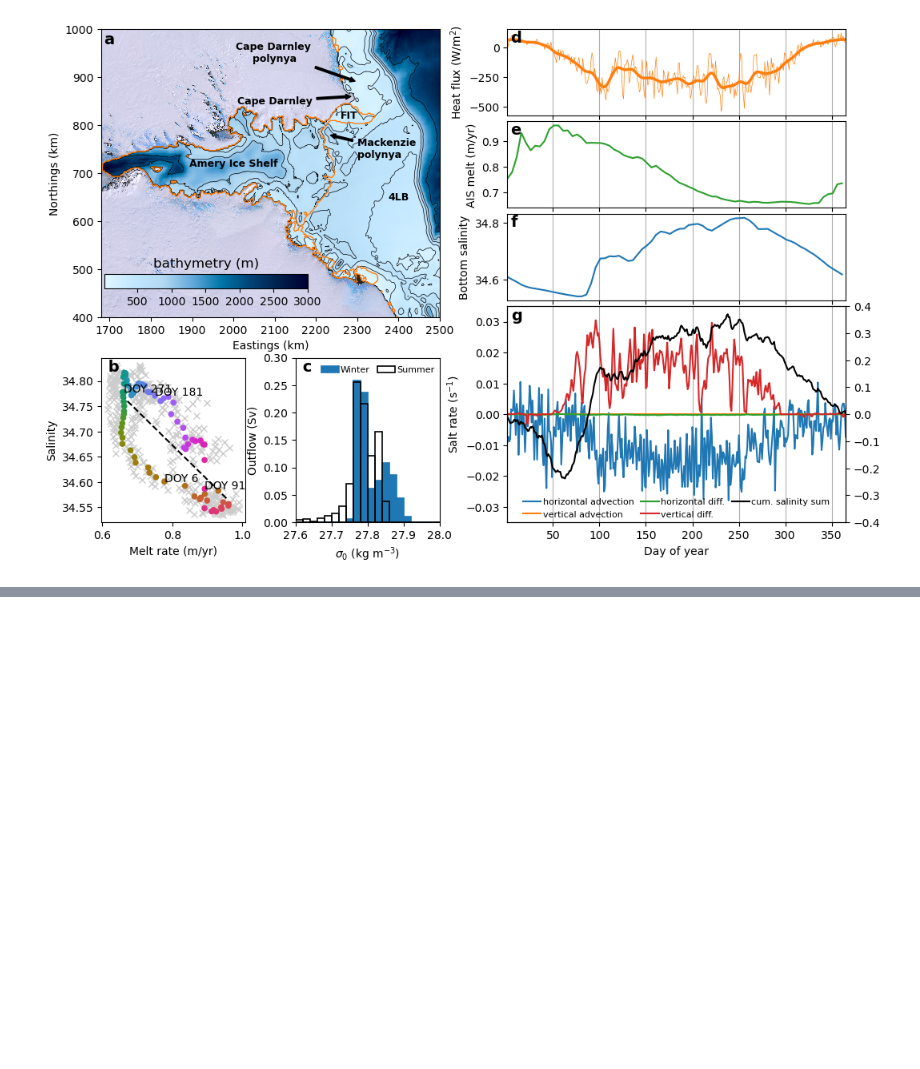
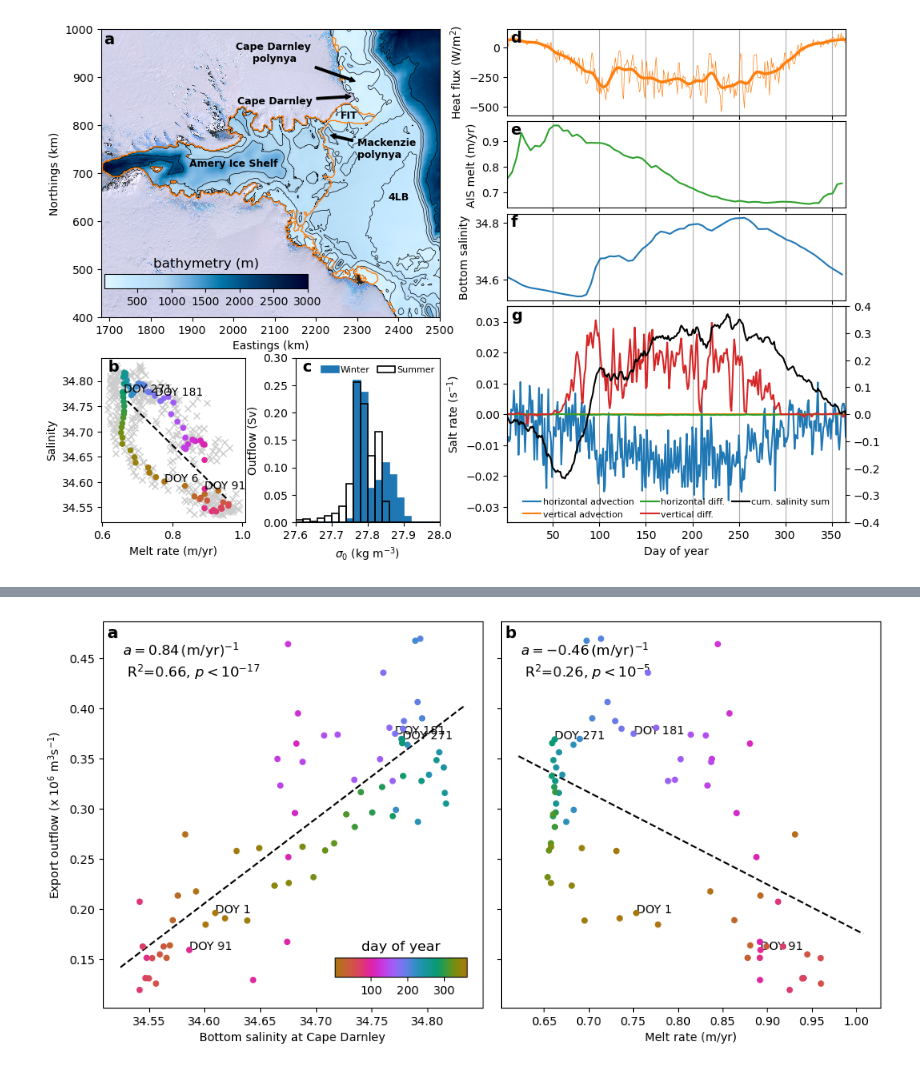
Before and after one commit to dgwyther/apom-analysis, a Jupyter notebook: notebooks/Figure-CTRL_variability_Figure1.ipynb, the cells around one changed output, grey strips where cells are left out. Saved outputs shown, nothing was run; the diff lists cells and outputs as text; code cells hidden in the pictures; blank space fills up the shorter version.

```diff
--- a/notebooks/Figure-CTRL_variability_Figure1.ipynb
+++ b/notebooks/Figure-CTRL_variability_Figure1.ipynb
@@ -657,0 +993,81 @@ Text(0.5, 0, 'Day of year')
+# %%
+
+
+plt.cla()
+plt.clf()
+fig = plt.figure(figsize=[12,6])
+ax = None
+
+gs = gridspec.GridSpec(nrows=1,ncols=2,wspace=0.05, hspace=0.1)
+
+ax=fig.add_subplot(gs[0,0])
+plty = dens_outflow_278_ts_CTRL/1e6
+pltx = ds_CTRL.salt_doy.isel(s_rho=0).where(mask_capedarnley==1).weighted(weights).mean(('xi_rho','eta_rho'))
+
+from scipy.stats import linregress
+slope, intercept, r_value, p_value, std_err = linregress(pltx, plty)
+
+print(f"Slope: {slope}, R²: {r_value**2}, p-value: {p_value}")
+pltx_i = np.arange(pltx.min()-0.0005*pltx.min(),pltx.max()+0.0005*pltx.max(),0.001)
+# plt1=ax.plot(ds_CTRL.my.where(ds_CTRL.mask_zice_roi==1).weighted(weights).mean(('xi_rho','eta_rho')),ds_CTRL.salt.isel(s_rho=0).where(mask_capedarnley==1).weighted(weights).mean(('xi_rho','eta_rho')),'x',color='0.8')
+sc=ax.scatter(pltx,plty,s=20,c=pltt,cmap='cmo.phase',zorder=10)
+ax.plot(pltx_i,slope*pltx_i+intercept, '--k')
+
+for nn in np.array([0,18,36,54]):
+    ax.annotate('DOY '+str(ds_CTRL.dayofyear.values[nn]),xy=(pltx.values[nn],plty.values[nn]),xycoords='data')
+adj_exp = np.floor(np.log10(p_value))+1
+fit_text = r'$a = '+str(np.round(slope,2))+' \, (\mathrm{m/yr})^{-1}$ \n R$^2$='+str(np.round(r_value**2,2))+', $\mathit{p}<$'+r"$10^{%d}$" % adj_exp
+ax.text(0.05,0.95,fit_text,transform=ax.transAxes,fontsize=12, fontweight='normal', va='top', ha='left')
+
+cax = inset_axes(ax,
+                width="35%",  # width = 10% of parent_bbox width
+                height="5%",  # height : 50%
+                loc='lower left',
+                bbox_to_anchor=(.61,0.08, 1, 1),
+                bbox_transform=ax.transAxes,
+                borderpad=0,
+                )
+cbar = fig.colorbar(sc, cax=cax, orientation='horizontal')
+cax.set_title(r'day of year')#,fontsize=14)
+ax.set_title('')
+ax.set_xlabel('Bottom salinity at Cape Darnley')
+ax.set_ylabel('Export outflow (x 10$^6$ m$^3$s$^{-1}$)')
+ax.text(0.01, 0.99, 'a', transform=ax.transAxes,fontsize=14, fontweight='bold', va='top')
+
+
+ax=fig.add_subplot(gs[0,1])
+plty = dens_outflow_278_ts_CTRL/1e6
+pltx = ds_CTRL.my_doy.where(ds_CTRL.mask_zice_roi==1).weighted(weights).mean(('xi_rho','eta_rho'))
+
+
+from scipy.stats import linregress
+slope, intercept, r_value, p_value, std_err = linregress(pltx, plty)
+
+print(f"Slope: {slope}, R²: {r_value**2}, p-value: {p_value}")
+pltx_i = np.arange(pltx.min()-0.05*pltx.min(),pltx.max()+0.05*pltx.max(),0.001)
+# plt1=ax.plot(ds_CTRL.my.where(ds_CTRL.mask_zice_roi==1).weighted(weights).mean(('xi_rho','eta_rho')),ds_CTRL.salt.isel(s_rho=0).where(mask_capedarnley==1).weighted(weights).mean(('xi_rho','eta_rho')),'x',color='0.8')
+sc=ax.scatter(pltx,plty,s=20,c=pltt,cmap='cmo.phase',zorder=10)
+ax.plot(pltx_i,slope*pltx_i+intercept, '--k')
+
+for nn in np.array([0,18,36,54]):
+    ax.annotate('DOY '+str(ds_CTRL.dayofyear.values[nn]),xy=(pltx.values[nn],plty.values[nn]),xycoords='data')
+adj_exp = np.floor(np.log10(p_value))+1
+fit_text = r'$a = '+str(np.round(slope,2))+' \, (\mathrm{m/yr})^{-1}$ \n R$^2$='+str(np.round(r_value**2,2))+', $\mathit{p}<$'+r"$10^{%d}$" % adj_exp
+ax.text(0.05,0.95,fit_text,transform=ax.transAxes,fontsize=12, fontweight='normal', va='top', ha='left')
+
+# cax = inset_axes(ax,
+#                 width="35%",  # width = 10% of parent_bbox width
+#                 height="5%",  # height : 50%
+#                 loc='lower left',
+#                 bbox_to_anchor=(.61,0.08, 1, 1),
+#                 bbox_transform=ax.transAxes,
+#                 borderpad=0,
+#                 )
+# cbar = fig.colorbar(sc, cax=cax, orientation='horizontal')
+# cax.set_title(r'day of year')#,fontsize=14)
+ax.set_title('')
+ax.set_xlabel('Melt rate (m/yr)')
+ax.set_ylabel('')#'Export outflow (x 10$^6$ m$^3$s$^{-1}$)')
+ax.set_yticklabels('')
+ax.text(0.01, 0.99, 'b', transform=ax.transAxes,fontsize=14, fontweight='bold', va='top')
+# %% [output]
@@ -657,0 +1078 @@ Text(0.5, 0, 'Day of year')
+[figure, added]
```
Also changed, not shown: parts of 9 cells of this notebook, 8 other files.
